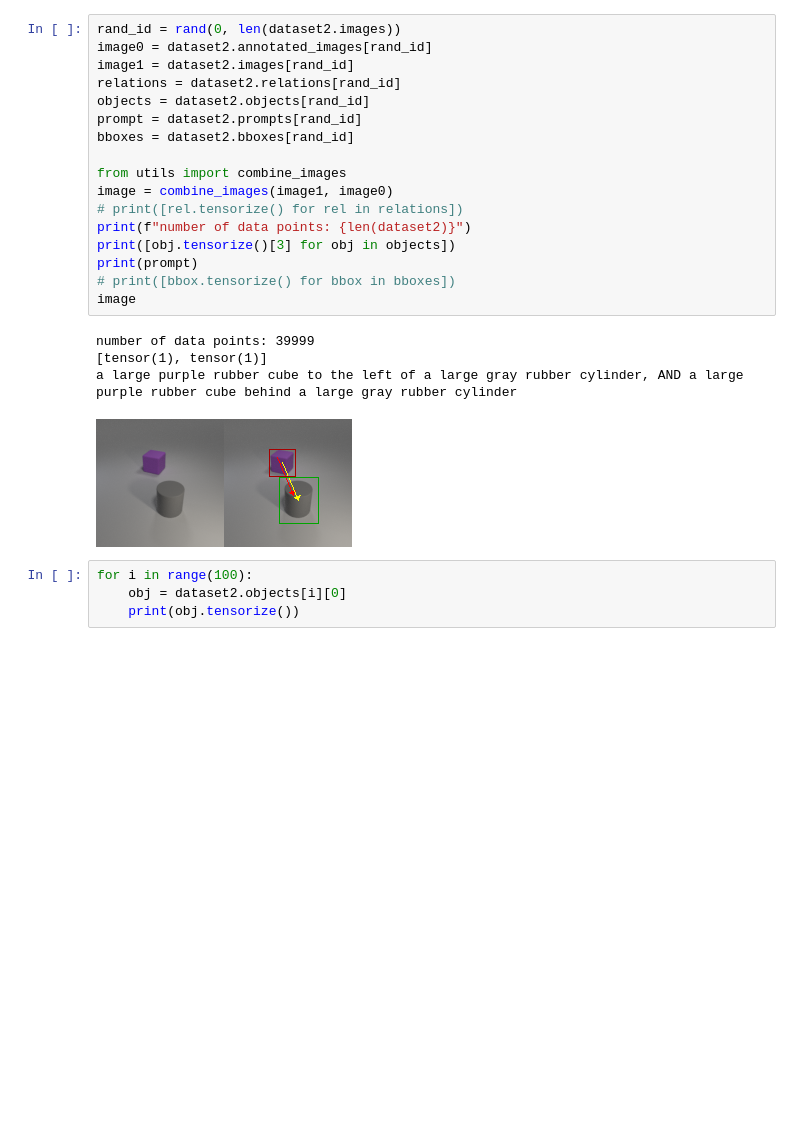
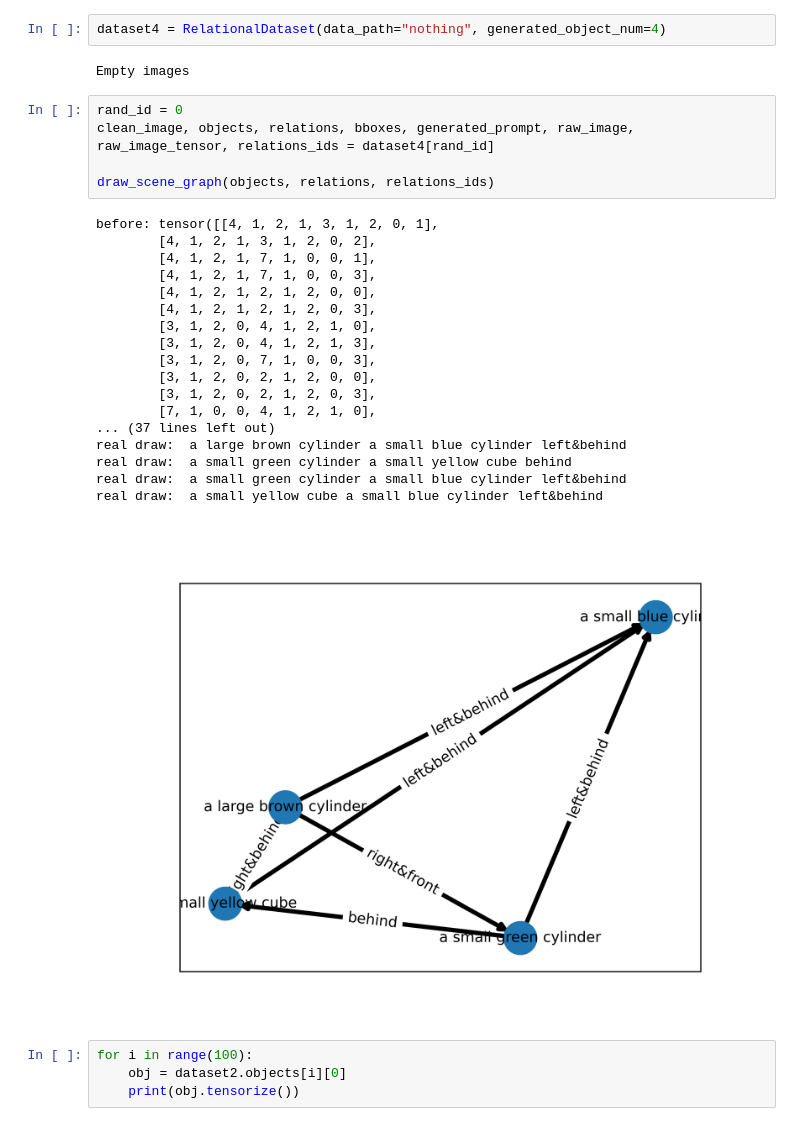
Before and after one commit to xingjian-bai/ns-diffusion, a Jupyter notebook: xingjian/baselines/bbox.ipynb, the cells around one changed output. Cells and saved outputs as stored; diff of their text form; blank space fills up the shorter version.

Commit message:
Scene Graph to Bbox part 1 finished

```diff
--- a/xingjian/baselines/bbox.ipynb
+++ b/xingjian/baselines/bbox.ipynb
@@ -22,28 +19,34 @@ import matplotlib.pyplot as plt
 from numpy.random import randint as rand
 # %% [output]
 Loading images from image_path
-# %%
-rand_id = rand(0, len(dataset2.images))
-image0 = dataset2.annotated_images[rand_id]
-image1 = dataset2.images[rand_id]
-relations = dataset2.relations[rand_id]
-objects = dataset2.objects[rand_id]
-prompt = dataset2.prompts[rand_id]
-bboxes = dataset2.bboxes[rand_id]
-
-from utils import combine_images
-image = combine_images(image1, image0)
-# print([rel.tensorize() for rel in relations])
-print(f"number of data points: {len(dataset2)}")
-print([obj.tensorize()[3] for obj in objects])
-print(prompt)
-# print([bbox.tensorize() for bbox in bboxes])
-image
-# %% [output]
-number of data points: 39999
-[tensor(1), tensor(1)]
-a large purple rubber cube to the left of a large gray rubber cylinder, AND a large purple rubber cube behind a large gray rubber cylinder
-[figure, removed]
+# %%
+dataset4 = RelationalDataset(data_path="nothing", generated_object_num=4)
+# %% [output]
+Empty images
+# %%
+rand_id = 0
+clean_image, objects, relations, bboxes, generated_prompt, raw_image, raw_image_tensor, relations_ids = dataset4[rand_id]
+
+draw_scene_graph(objects, relations, relations_ids)
+# %% [output]
+before: tensor([[4, 1, 2, 1, 3, 1, 2, 0, 1],
+        [4, 1, 2, 1, 3, 1, 2, 0, 2],
+        [4, 1, 2, 1, 7, 1, 0, 0, 1],
+        [4, 1, 2, 1, 7, 1, 0, 0, 3],
+        [4, 1, 2, 1, 2, 1, 2, 0, 0],
+        [4, 1, 2, 1, 2, 1, 2, 0, 3],
+        [3, 1, 2, 0, 4, 1, 2, 1, 0],
+        [3, 1, 2, 0, 4, 1, 2, 1, 3],
+        [3, 1, 2, 0, 7, 1, 0, 0, 3],
+        [3, 1, 2, 0, 2, 1, 2, 0, 0],
+        [3, 1, 2, 0, 2, 1, 2, 0, 3],
+        [7, 1, 0, 0, 4, 1, 2, 1, 0],
+... (37 lines left out)
+real draw:  a large brown cylinder a small blue cylinder left&behind
+real draw:  a small green cylinder a small yellow cube behind
+real draw:  a small green cylinder a small blue cylinder left&behind
+real draw:  a small yellow cube a small blue cylinder left&behind
+[figure, added]
 # %%
 for i in range(100):
     obj = dataset2.objects[i][0]
```
Also changed, not shown: parts of 3 cells of this notebook, 10 other files.
